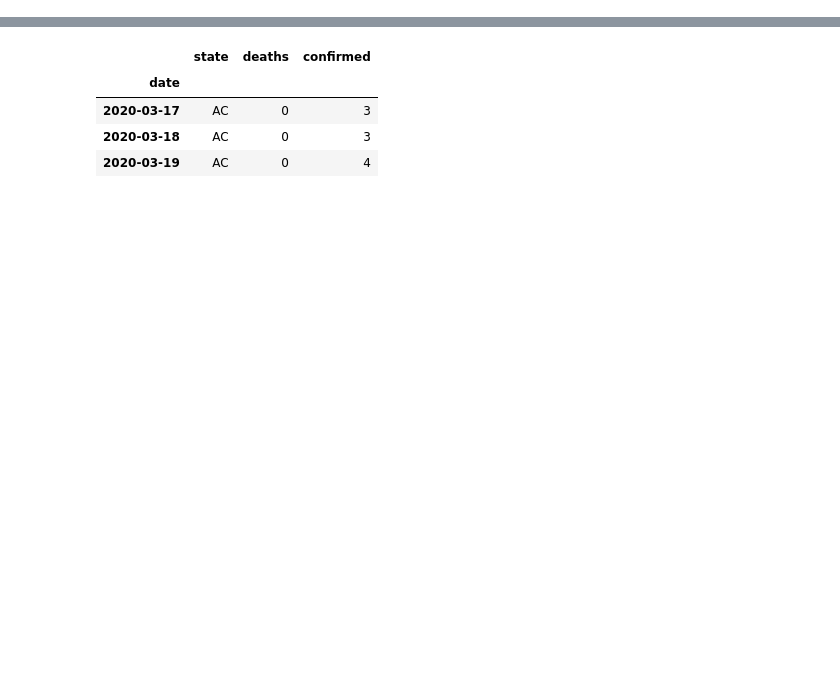
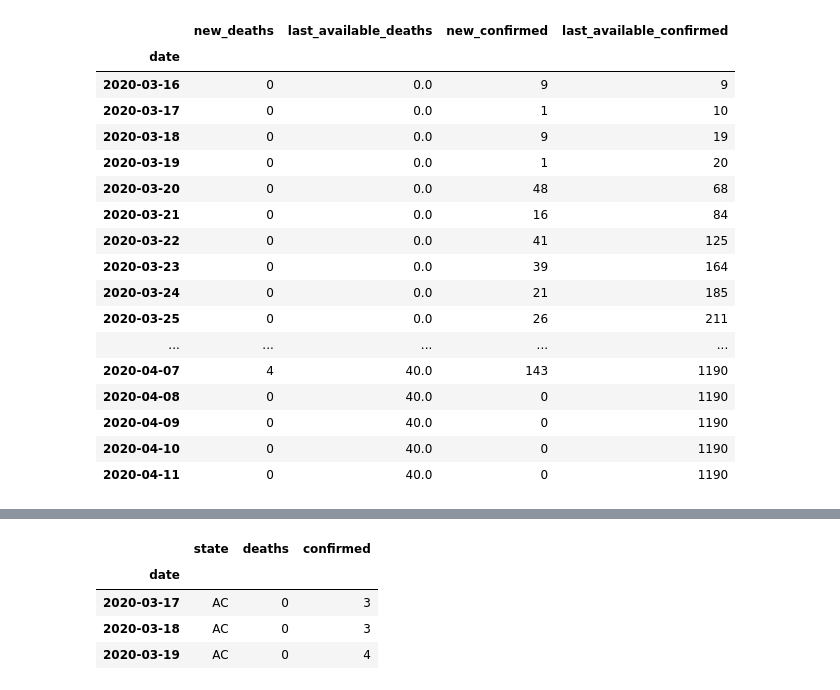
Before and after one commit to lucasrla/covid-19-brasil, a Jupyter notebook: extract-state-summary-from-brasil.io-data.ipynb, the cells around one changed output, grey strips where cells are left out. Saved outputs shown, nothing was run; the diff lists cells and outputs as text; code cells hidden in the pictures; blank space fills up the shorter version.

```diff
--- a/extract-state-summary-from-brasil.io-data.ipynb
+++ b/extract-state-summary-from-brasil.io-data.ipynb
@@ -41,0 +100,22 @@ data.groupby(['date', 'state'])['new_deaths', 'new_confirmed'].sum().reset_index
+# %%
+data[data["state"] == "CE"].groupby(["date"])["new_deaths", "last_available_deaths", "new_confirmed",
+                                              "last_available_confirmed"].sum()
+# %% [output]
+|  | new_deaths | last_available_deaths | new_confirmed | last_available_confirmed |
+| date |  |  |  |  |
+| 2020-03-16 | 0 | 0.0 | 9 | 9 |
+| 2020-03-17 | 0 | 0.0 | 1 | 10 |
+| 2020-03-18 | 0 | 0.0 | 9 | 19 |
+| 2020-03-19 | 0 | 0.0 | 1 | 20 |
+| 2020-03-20 | 0 | 0.0 | 48 | 68 |
+| 2020-03-21 | 0 | 0.0 | 16 | 84 |
+| 2020-03-22 | 0 | 0.0 | 41 | 125 |
+| 2020-03-23 | 0 | 0.0 | 39 | 164 |
+| 2020-03-24 | 0 | 0.0 | 21 | 185 |
+| 2020-03-25 | 0 | 0.0 | 26 | 211 |
+| ... | ... | ... | ... | ... |
+| 2020-04-07 | 4 | 40.0 | 143 | 1190 |
+| 2020-04-08 | 0 | 40.0 | 0 | 1190 |
+| 2020-04-09 | 0 | 40.0 | 0 | 1190 |
+| 2020-04-10 | 0 | 40.0 | 0 | 1190 |
+| 2020-04-11 | 0 | 40.0 | 0 | 1190 |
```
Also changed, not shown: parts of 17 cells of this notebook, 2 other files.
